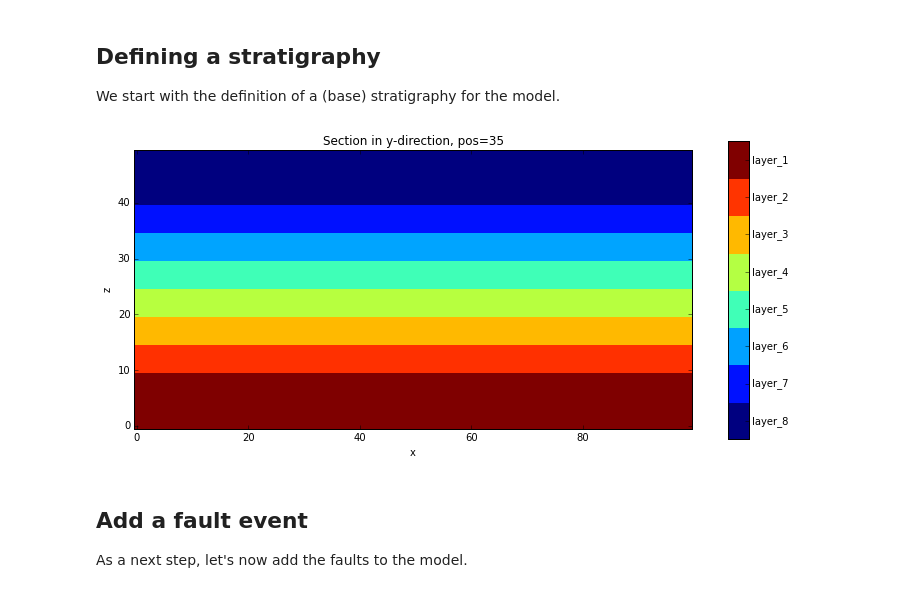
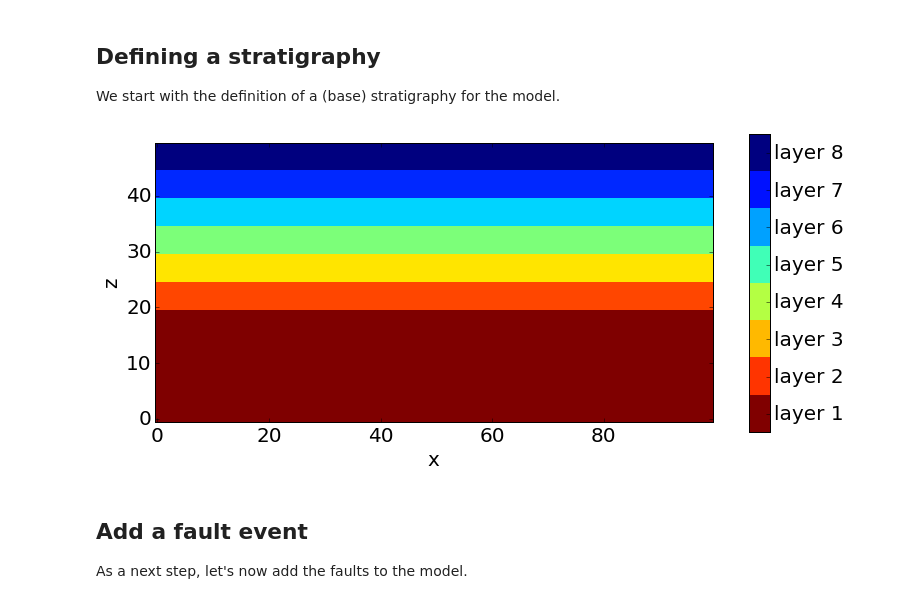
Before and after one commit to cgre-aachen/pynoddy, a Jupyter notebook: docs/notebooks/7-Create-model.ipynb, the cells around one changed output. Cells and saved outputs as stored; diff of their text form; code cells hidden in the pictures.

```diff
--- a/docs/notebooks/7-Create-model.ipynb
+++ b/docs/notebooks/7-Create-model.ipynb
@@ -23,3 +27,5 @@ Populating the interactive namespace from numpy and matplotlib
+# %%
+rcParams.update({'font.size': 20})
 # %% [markdown]
 Defining a stratigraphy
 --------------
@@ -34,8 +40,8 @@ reload(pynoddy.events)
 nm = pynoddy.history.NewHistory()
 # add stratigraphy
 strati_options = {'num_layers' : 8,
-                  'layer_names' : ['layer_1', 'layer_2', 'layer_3', 'layer_4', 'layer_5', 'layer_6', 'layer_7', 'layer_8'],
-                  'layer_thickness' : [500, 500, 500, 500, 500, 500, 500, 500]}
+                  'layer_names' : ['layer 1', 'layer 2', 'layer 3', 'layer 4', 'layer 5', 'layer 6', 'layer 7', 'layer 8'],
+                  'layer_thickness' : [1500, 500, 500, 500, 500, 500, 500, 500]}
 nm.add_event('stratigraphy', strati_options )
 
 nm.write_history(history)
@@ -45,10 +51,12 @@ pynoddy.compute_model(history, output_name)
 # %%
 # Plot output
 reload(pynoddy.output)
 nout = pynoddy.output.NoddyOutput(output_name)
-nout.plot_section('y', layer_labels = strati_options['layer_names'][::-1], colorbar = True)
+nout.plot_section('y', layer_labels = strati_options['layer_names'][::-1],
+                  colorbar = True, title="",
+                  savefig = True, fig_filename = "ex01_strati.eps")
 # %% [output]
-[figure, old version]
+[figure, new version]
 # %% [markdown]
 Add a fault event
 ----------
```
Also changed, not shown: parts of 8 cells of this notebook, 10 other files.
